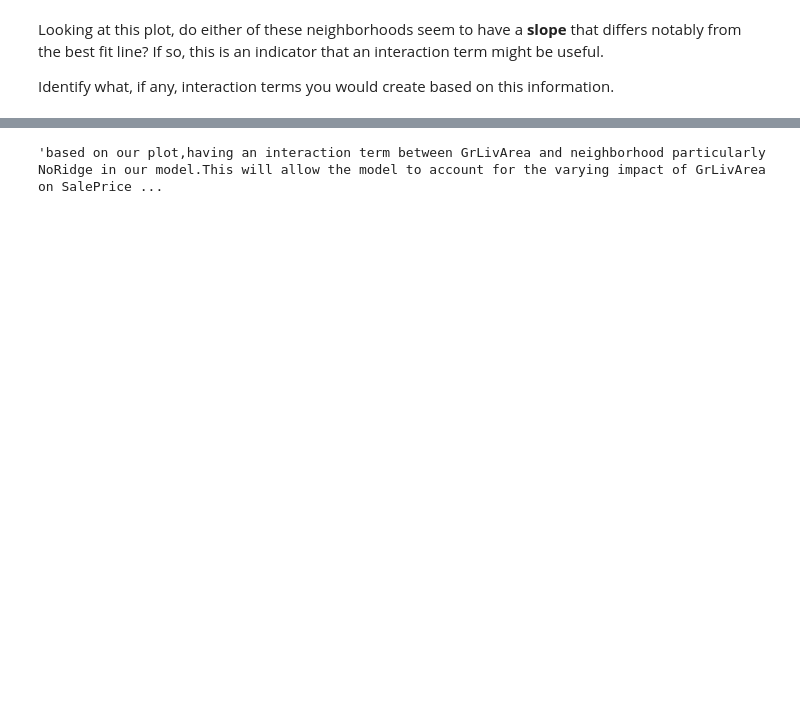
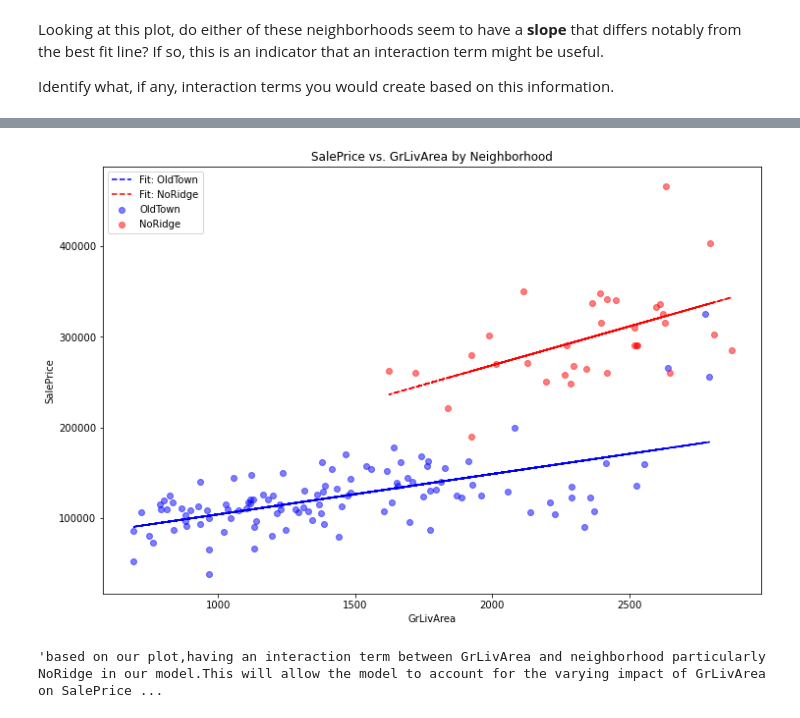
Before and after one commit to mwikali24/dsc-interaction-terms-lab-v2-5, a Jupyter notebook: index.ipynb, the cells around one changed output, grey strips where cells are left out. Cells and saved outputs as stored; diff of their text form; code cells hidden in the pictures; blank space fills up the shorter version.

```diff
--- a/index.ipynb
+++ b/index.ipynb
@@ -100,3 +104,9 @@ Id
+# %%
+# selecting and subtrcting mean from numeric features
+numeric_features = Data.select_dtypes(include=['int', 'float']).columns
+# center the numeric features by subtracting the mean
+for col in numeric_features:
+    Data[col] = Data[col] - Data[col].mean()
 # %% [markdown]
 ### Build a Model with No Interaction Terms
 
@@ -233,3 +180,16 @@ noridge_data.head()
 Looking at this plot, do either of these neighborhoods seem to have a **slope** that differs notably from the best fit line? If so, this is an indicator that an interaction term might be useful.
 
 Identify what, if any, interaction terms you would create based on this information.
+# %%
+# Your code here - import plotting library and create visualization
+
+# importing necessary libraries
+import matplotlib.pyplot as plt
+import pandas as pd
+import numpy as np
+
+# adding interaction between GrLivArea and Neighborhood
+X_interaction = Data.copy()
+X_interaction['GrLivArea_OldTown'] = X_interaction['GrLivArea'] * X_interaction['Neighborhood_OldTown']
+X_interaction['GrLivArea_NoRidge'] = X_interaction['GrLivArea'] * X_interaction['Neighborhood_NoRidge']
+X_interaction
@@ -236,3 +211,45 @@ Identify what, if any, interaction terms you would create based on this informat
+# %%
+import matplotlib.pyplot as plt
+import numpy as np
+import pandas as pd
+
+# Extract data for plotting
+oldtown_data = X_interaction[X_interaction['Neighborhood_OldTown'] > 0]
+noridge_data = X_interaction[X_interaction['Neighborhood_NoRidge'] > 0]
+
+# Variables for plotting
+x_oldtown = oldtown_data['GrLivArea']
+y_oldtown = ames.loc[oldtown_data.index, 'SalePrice']
+x_noridge = noridge_data['GrLivArea']
+y_noridge = ames.loc[noridge_data.index, 'SalePrice']
+
+# Fit lines for the neighborhoods
+fit_oldtown = np.polyfit(x_oldtown, y_oldtown, 1)
+fit_noridge = np.polyfit(x_noridge, y_noridge, 1)
+
+# Create the plot
+plt.figure(figsize=(12, 8))
+
+# Scatter plot for OldTown
+plt.scatter(x_oldtown, y_oldtown, color='blue', label='OldTown', alpha=0.5)
+
+# Scatter plot for NoRidge
+plt.scatter(x_noridge, y_noridge, color='red', label='NoRidge', alpha=0.5)
+
+# Fit line for OldTown
+plt.plot(x_oldtown, fit_oldtown[0] * x_oldtown + fit_oldtown[1], color='blue', linestyle='--', label='Fit: OldTown')
+
+# Fit line for NoRidge
+plt.plot(x_noridge, fit_noridge[0] * x_noridge + fit_noridge[1], color='red', linestyle='--', label='Fit: NoRidge')
+
+# Labels and title
+plt.xlabel('GrLivArea')
+plt.ylabel('SalePrice')
+plt.title('SalePrice vs. GrLivArea by Neighborhood')
+plt.legend()
+plt.show()
+# %% [output]
+[figure, added]
 # %%
 # Your written answer here
 """based on our plot,having an interaction term between GrLivArea and neighborhood particularly NoRidge in our model.This will allow the model to account for the varying impact of GrLivArea on SalePrice since its noticeable the neighborhood for NoRidge shows a positive relationship between GrLivArea and SalePrice.
```
Also changed, not shown: parts of 13 cells of this notebook.
